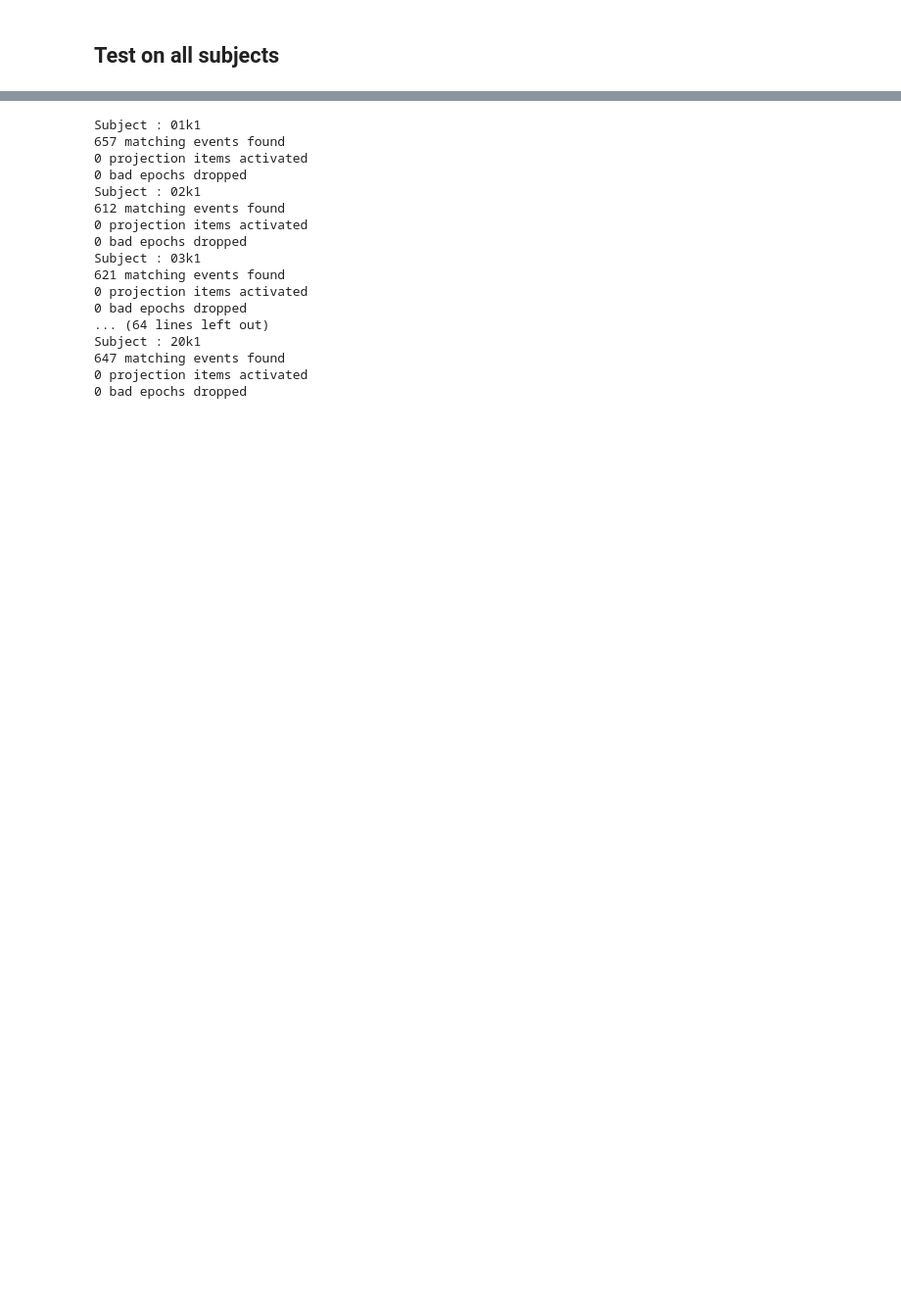
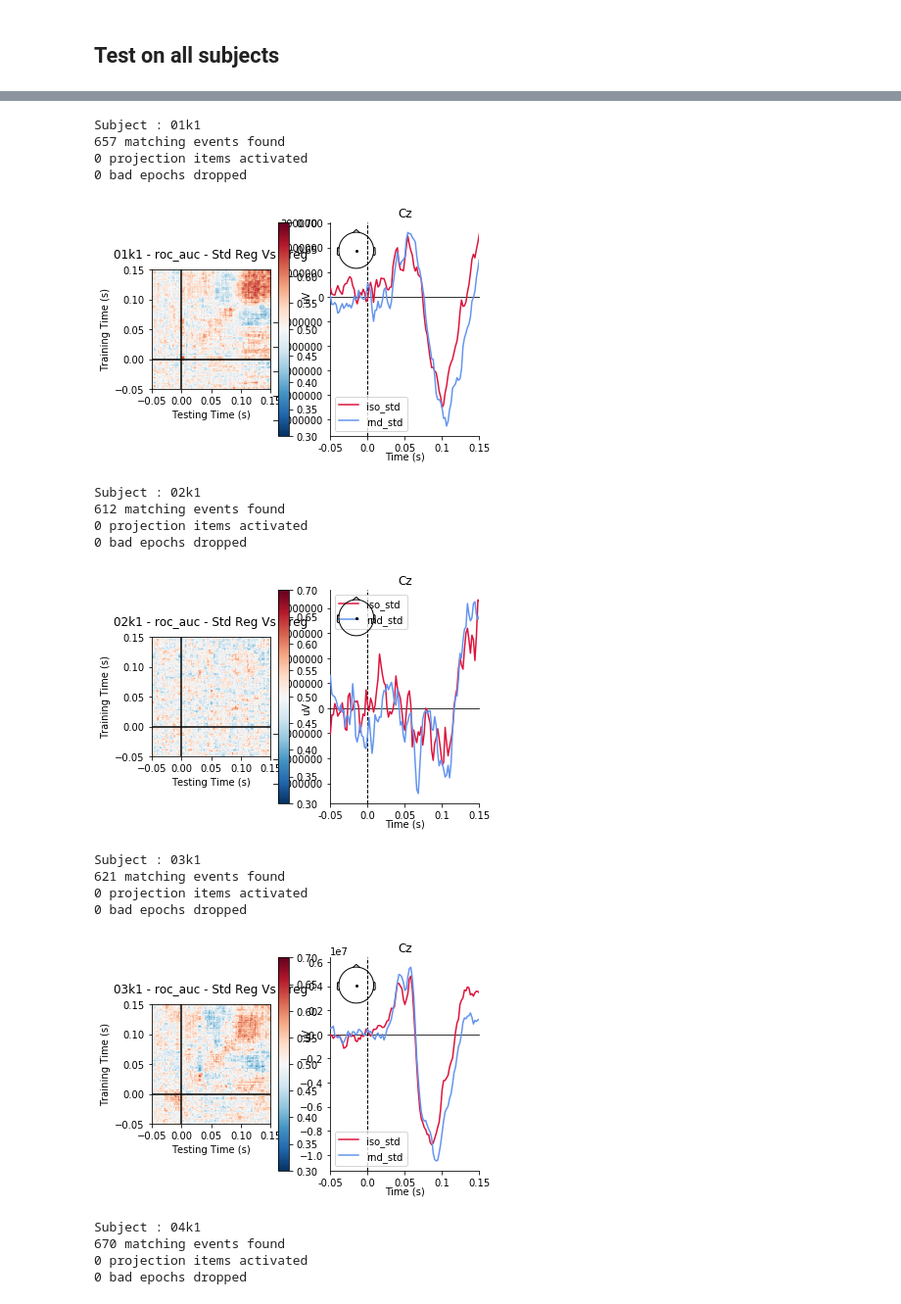
Before and after one commit to nicofarr/pd_osc_decoding, a Jupyter notebook: MNE-TemporalDecoding.ipynb, the cells around one changed output, grey strips where cells are left out. Shown at 98% size. Drawn from its saved outputs; the diff is of its cells as text; code cells hidden in the pictures; blank space fills up the shorter version.

```diff
--- a/MNE-TemporalDecoding.ipynb
+++ b/MNE-TemporalDecoding.ipynb
@@ -157,26 +189,34 @@ fig.savefig('timegen_controls/04k1.png')
+# %%
+fig.set_figwidth(8)
+fig.set_figheight(8)
+fig.savefig('test.png')
 # %%
 for matfile in allcontrols:
     curfile = os.path.join(datadir,'probands',matfile)
     subjid = curfile[-8:-4]
 
     fig,scores= timegen_process(curfile,metric='roc_auc')
+    fig.set_figwidth(8)
+    fig.set_figheight(8)
     fig.savefig('timegen_controls/%s.png' % subjid)
     plt.close(fig)
 # %% [output]
 Subject : 01k1
 657 matching events found
 0 projection items activated
 0 bad epochs dropped
-Subject : 02k1
-612 matching events found
-0 projection items activated
-0 bad epochs dropped
-Subject : 03k1
-621 matching events found
-0 projection items activated
-0 bad epochs dropped
-... (64 lines left out)
-Subject : 20k1
-647 matching events found
-0 projection items activated
-0 bad epochs dropped
+[figure, added]
+Subject : 02k1
+612 matching events found
+0 projection items activated
+0 bad epochs dropped
+[figure, added]
+Subject : 03k1
+621 matching events found
+0 projection items activated
+0 bad epochs dropped
+[figure, added]
+Subject : 04k1
+670 matching events found
+0 projection items activated
+0 bad epochs dropped
```
Also changed, not shown: parts of 6 cells of this notebook.
